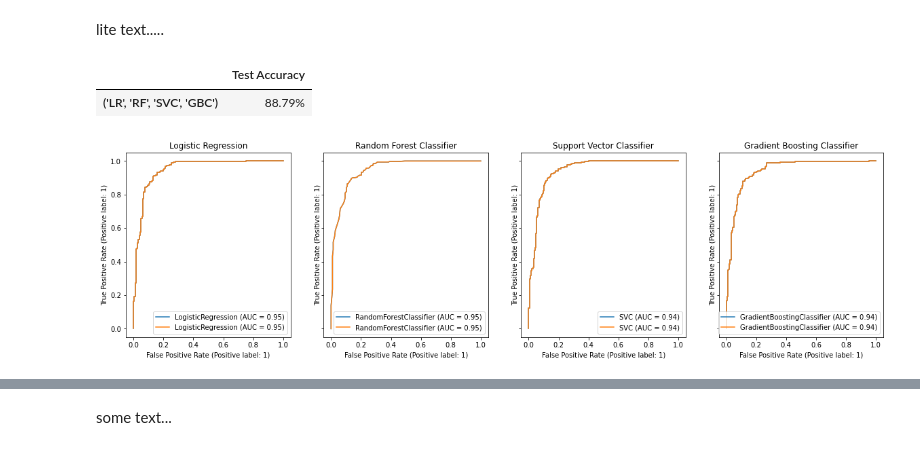
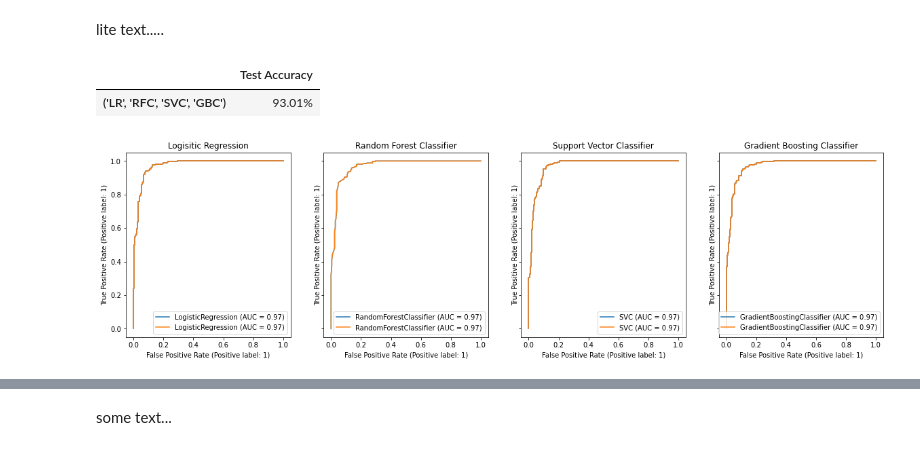
Before and after one commit to LLUhlin/data-science-project, a Jupyter notebook: student_final.ipynb, the cells around one changed output, grey strips where cells are left out. Cells and saved outputs as stored; diff of their text form; code cells hidden in the pictures.

Commit message:
add gradutation rate calculation and adjust test and val to not fit the data, only transform

```diff
--- a/student_final.ipynb
+++ b/student_final.ipynb
@@ -338,7 +342,10 @@ clf_dict = {
 }
 
 estimators = list(zip(list(map(lambda x: ''.join([c for c in x if c.isupper()]).lower(), list(clf_dict.keys()))), list(clf_dict.values())))
+
 estimator_order = ''.join(list(map(lambda x: f'{x.upper()}, ', list(zip(*estimators[:-1]))[0]))) + estimators[-1][0].upper()
+
+clf_tuple = tuple(map(lambda x: x.upper(), list(zip(*estimators))[0]))
 # %%
 def train_models_multiple_clf(clf):
     f, axes = plt.subplots(1, 5, figsize=(20, 5), sharey='row')
@@ -515,20 +522,23 @@ Linear Discriminant Analysis 0.910271546635183
 from sklearn.ensemble import VotingClassifier
 from itertools import combinations
 
-lr = LogisticRegression()
-rf = RandomForestClassifier()
-svc = SVC()
-gbc = GradientBoostingClassifier()
-lda = LinearDiscriminantAnalysis()
+# lr = LogisticRegression()
+# rf = RandomForestClassifier()
+# svc = SVC()
+# gbc = GradientBoostingClassifier()
+# lda = LinearDiscriminantAnalysis()
 
 summa = pd.DataFrame(columns = ['Train Accuracy','Validate Accuracy'])
 
-mdl_list = [('lr', lr), ('rf', rf), ('svc', svc), ('gbc', gbc), ('lda', lda)]
-mdl_list2 = ('LR', 'RF', 'SVC', 'GBC', 'LDA')
-comb_list = list(combinations(mdl_list, 4))
-comb_list2 = list(combinations(mdl_list2, 4))
-comb_list.insert(0, mdl_list)
-comb_list2.insert(0, mdl_list2)
+# Already defined in the beginning
+# mdl_list = [('lr', lr), ('rf', rf), ('svc', svc), ('gbc', gbc), ('lda', lda)]
+# mdl_list2 = ('LR', 'RF', 'SVC', 'GBC', 'LDA')
+
+
+comb_list = list(combinations(estimators, 4))
+comb_list2 = list(combinations(clf_tuple, 4))
+comb_list.insert(0, estimators)
+comb_list2.insert(0, clf_tuple)
 
 for rakna, clfs in enumerate(comb_list):
     mdls = comb_list2[rakna]
@@ -627,7 +637,7 @@ lite text.....
 # display(sum.style.format("{:.2%}"))
 # %%
 # Testing our model on the untouched test dataset
-X_test_scaled = StandardScaler().fit_transform(X_test.astype(np.float64))
+# X_test_scaled = StandardScaler().fit_transform(X_test.astype(np.float64))
 
 from sklearn.ensemble import VotingClassifier
 
@@ -646,29 +656,32 @@ summary = pd.DataFrame({'Test Accuracy':[acc_test]},
 display(summary.style.format("{:.2%}"))
 # %% [output]
 |  | Test Accuracy |
-| ('LR', 'RF', 'SVC', 'GBC') | 88.79% |
+| ('LR', 'RFC', 'SVC', 'GBC') | 93.01% |
 # %%
 # OBS NY KOD SOM SKA LÄGGAS IN!!!!!
 
 # ROC Curve comparison
 clf = {'Logistic Regression': LogisticRegression(),
        'Random Forest Classifier': RandomForestClassifier(),
        'Support Vector Classifier': SVC(),
        'Gradient Boosting Classifier': GradientBoostingClassifier()}
 
 # lda has no ROC curve
 
-f, axes = plt.subplots(1, 4, figsize=(20, 5), sharey='row')
+temp_clf = {key: value for key, value in clf_dict.items() if str(value) != 'LinearDiscriminantAnalysis()'}
 
-for i, (mdl, clf) in enumerate(clf.items()):
-    est = clf.fit(X_train_scaled, y_train)
-    rc = RocCurveDisplay.from_estimator(est, X_test_scaled, y_test, ax=axes[i])
-    rc.plot(ax=axes[i])
-    rc.ax_.set_title(mdl)
+f, axes = plt.subplots(1, len(temp_clf), figsize=(20, 5), sharey='row')
+
+for i, (mdl, clf) in enumerate(clf_dict.items()):
+    if (str(clf) != 'LinearDiscriminantAnalysis()'):
+        est = clf.fit(X_train_scaled, y_train)
+        rc = RocCurveDisplay.from_estimator(est, X_test_scaled, y_test, ax=axes[i])
+        rc.plot(ax=axes[i])
+        rc.ax_.set_title(mdl)
 
 plt.show()
 # %% [output]
-[figure, old version]
+[figure, new version]
 # %%
 def add_to_axis(ax, ax2, X_train, X_train_scaled, y_train, clf, labelsize, titlesize, limit):
     for i, value in enumerate(clf):
```
Also changed, not shown: parts of 15 cells of this notebook, 1 other file.
